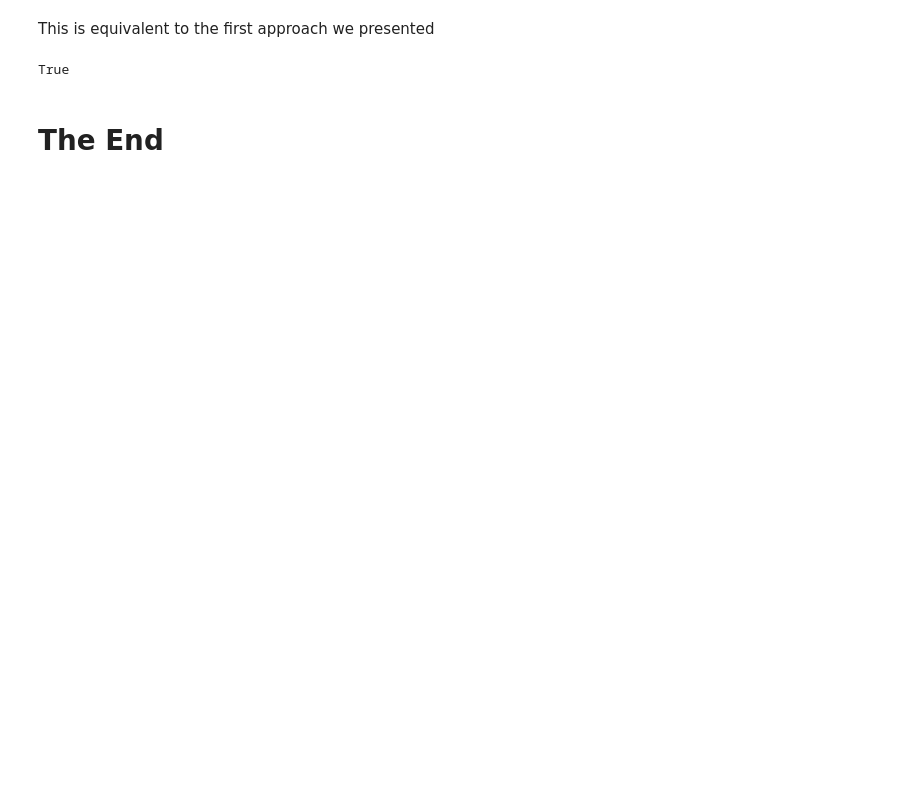
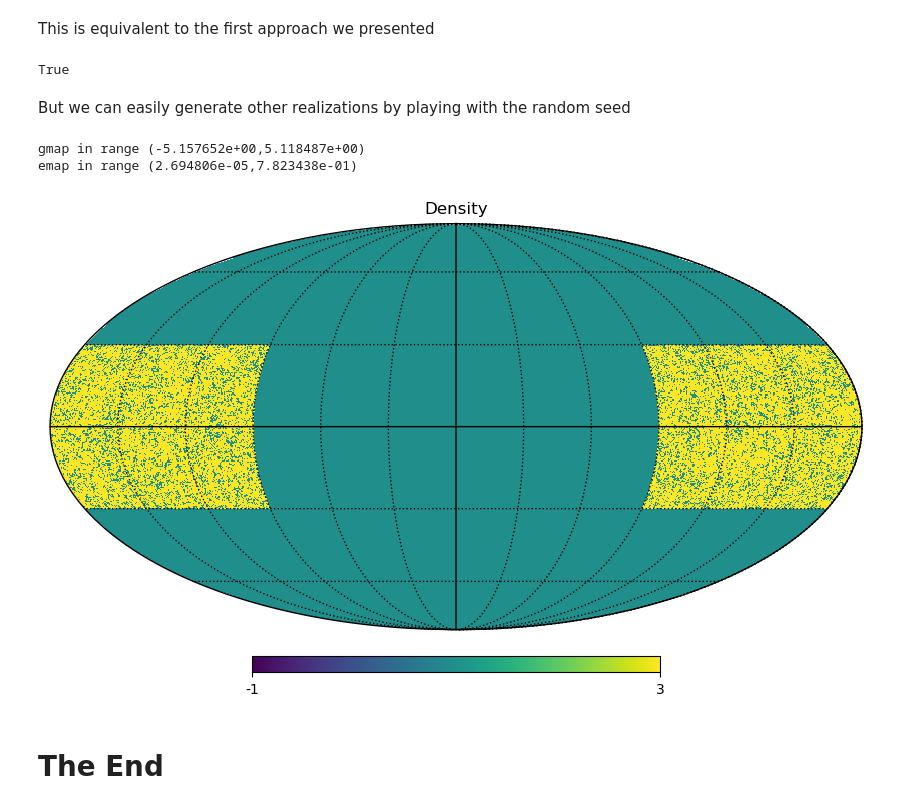
Before and after one commit to martinjameswhite/directsht, a Jupyter notebook: notebooks/making_mocks.ipynb, the cells around one changed output. Cells and saved outputs as stored; diff of their text form; code cells hidden in the pictures; blank space fills up the shorter version.

```diff
--- a/notebooks/making_mocks.ipynb
+++ b/notebooks/making_mocks.ipynb
@@ -133,5 +106,17 @@ This is equivalent to the first approach we presented
 np.all(dmap_v2==dmap)
 # %% [output]
 True
+# %% [markdown]
+But we can easily generate other realizations by playing with the random seed
+# %%
+t, p, w = Mocks_obj(seed=4242)
+
+dmap_v2 = make_map(t,p,w  ,nside)
+hp.mollview(dmap_v2,min=-1,max=3,norm='hist',title='Density')
+hp.graticule()
+# %% [output]
+gmap in range (-5.157652e+00,5.118487e+00)
+emap in range (2.694806e-05,7.823438e-01)
+[figure, added]
 # %% [markdown]
 # The End
```
Also changed, not shown: parts of 4 cells of this notebook.
